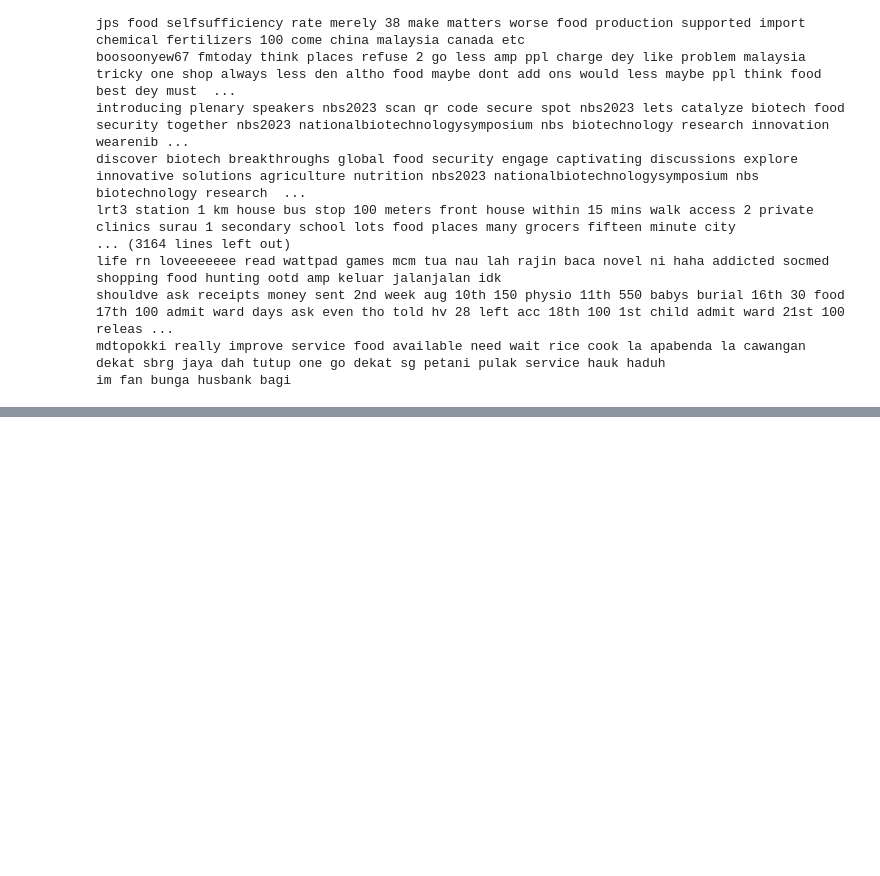
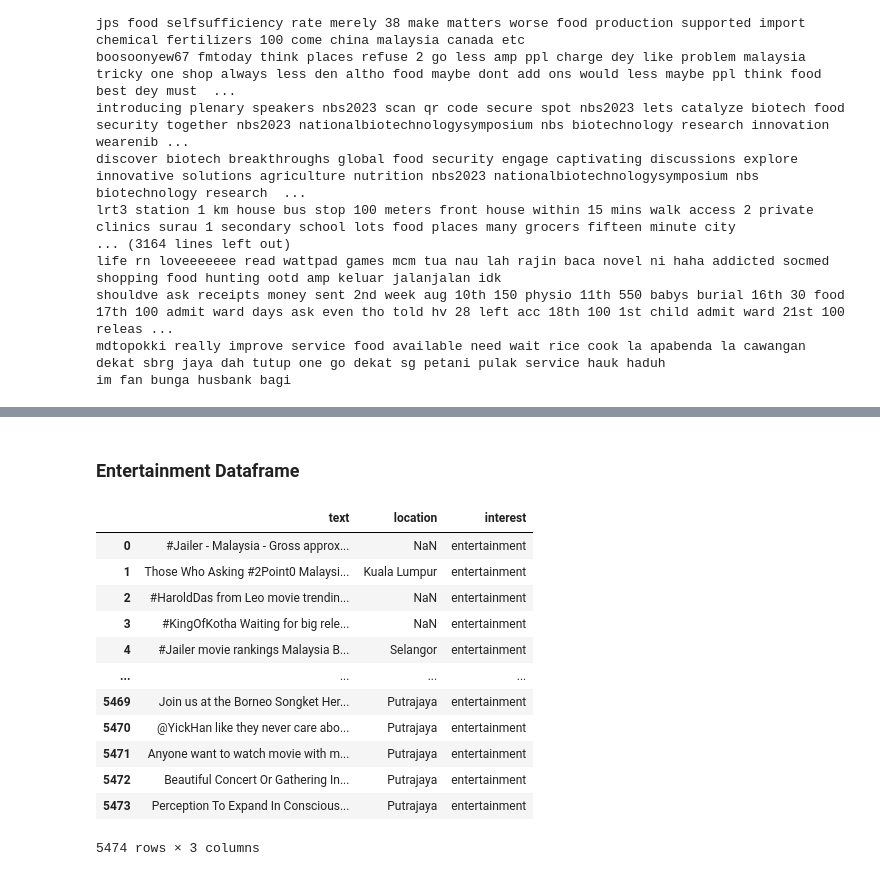
Before and after one commit to izzhamburhan/TextClassification-InterestBasedOnLocation, a Jupyter notebook: Cleaning/CleanText.ipynb, the cells around one changed output, grey strips where cells are left out. Cells and saved outputs as stored; diff of their text form; code cells hidden in the pictures; blank space fills up the shorter version.

```diff
--- a/Cleaning/CleanText.ipynb
+++ b/Cleaning/CleanText.ipynb
@@ -247,0 +314,19 @@ im fan bunga husbank bagi
+# %% [markdown]
+### Entertainment Dataframe
+# %%
+df_ent = pd.read_csv('../data/state/Data-entertainment-state.csv',encoding='unicode_escape')
+df_ent
+# %% [output]
+|  | text | location | interest |
+| 0 | #Jailer - Malaysia - Gross approx... | NaN | entertainment |
+| 1 | Those Who Asking #2Point0 Malaysi... | Kuala Lumpur | entertainment |
+| 2 | #HaroldDas from Leo movie trendin... | NaN | entertainment |
+| 3 | #KingOfKotha Waiting for big rele... | NaN | entertainment |
+| 4 | #Jailer movie rankings Malaysia B... | Selangor | entertainment |
+| ... | ... | ... | ... |
+| 5469 | Join us at the Borneo Songket Her... | Putrajaya | entertainment |
+| 5470 | @YickHan like they never care abo... | Putrajaya | entertainment |
+| 5471 | Anyone want to watch movie with m... | Putrajaya | entertainment |
+| 5472 | Beautiful Concert Or Gathering In... | Putrajaya | entertainment |
+| 5473 | Perception To Expand In Conscious... | Putrajaya | entertainment |
+5474 rows × 3 columns
```
Also changed, not shown: parts of 4 cells of this notebook, 4 other files.
